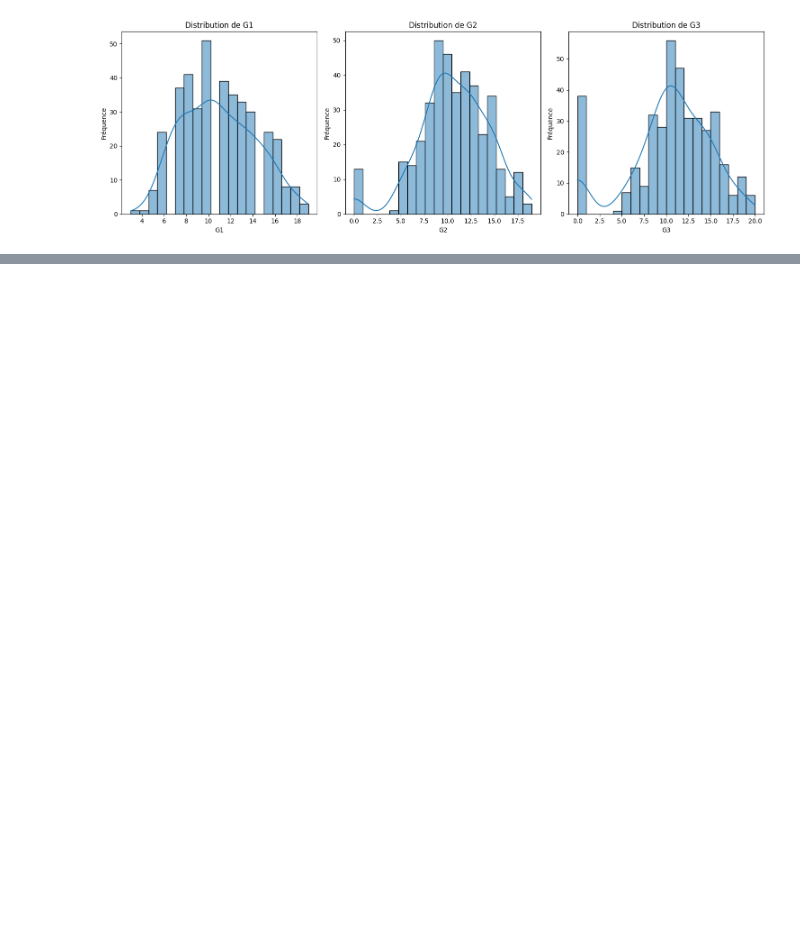
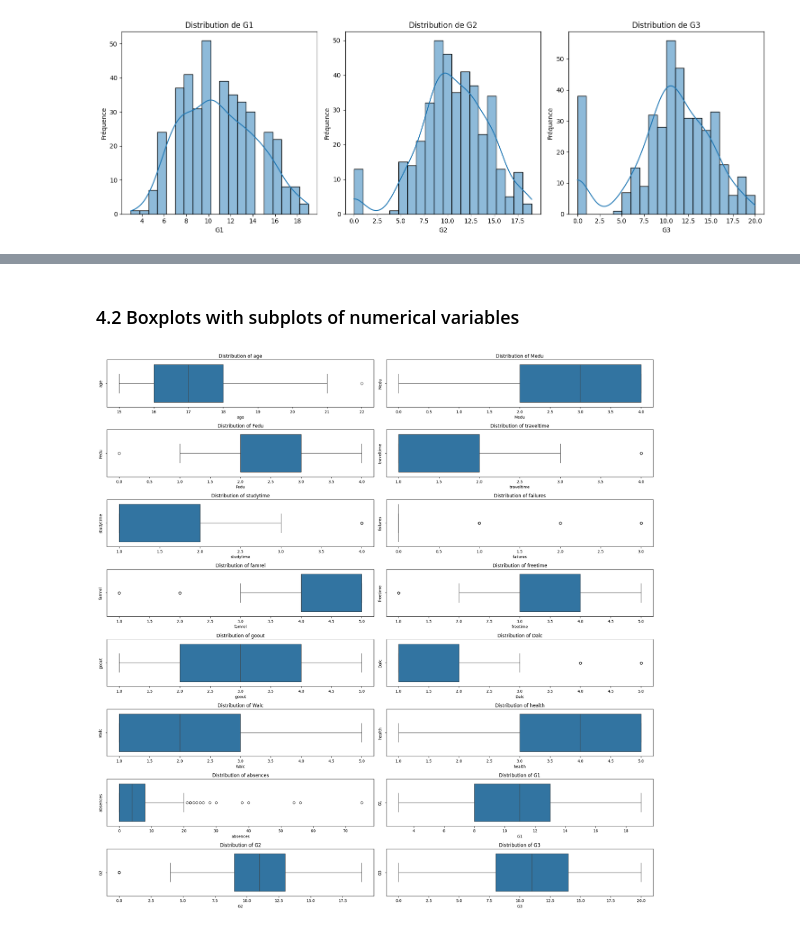
Before and after one commit to youngSaid21/Machine-Learning-Projects, a Jupyter notebook: Regression/Student Grade Prediction/notebook.ipynb, the cells around one changed output, grey strips where cells are left out. Saved outputs shown, nothing was run; the diff lists cells and outputs as text; code cells hidden in the pictures; blank space fills up the shorter version.

```diff
--- a/Regression/Student Grade Prediction/notebook.ipynb
+++ b/Regression/Student Grade Prediction/notebook.ipynb
@@ -138,0 +230,31 @@ plot_histograms_with_subplots(df, ['G1', 'G2', 'G3'], bins=20)
+# %% [markdown]
+### 4.2 Boxplots with subplots of numerical variables
+# %%
+def plot_boxplots_with_subplots(df, columns, n_cols=4):
+    """Creates boxplots with subplots for specified variables.
+
+    Args:
+        df (pandas.DataFrame): DataFrame containing the data
+        columns (list): List of columns to visualize
+        n_cols (int): Number of columns in the subplot grid (default: 4)
+    """
+    # Calculate number of rows needed
+    n_rows = (len(columns) + n_cols - 1) // n_cols
+
+    # Create figure
+    plt.figure(figsize=(20, 5*n_rows))
+
+    # Create subplots
+    for i, col in enumerate(columns, 1):
+        plt.subplot(8, 2, i)
+        sns.boxplot(data=df, x=col)
+        plt.title(f'Distribution of {col}')
+        plt.ylabel(col)
+
+    plt.tight_layout()
+    plt.show()
+
+# Using the function
+plot_boxplots_with_subplots(df, numerical_columns)
+# %% [output]
+[figure, added]
```
Also changed, not shown: parts of 6 cells of this notebook, 1 other file.
